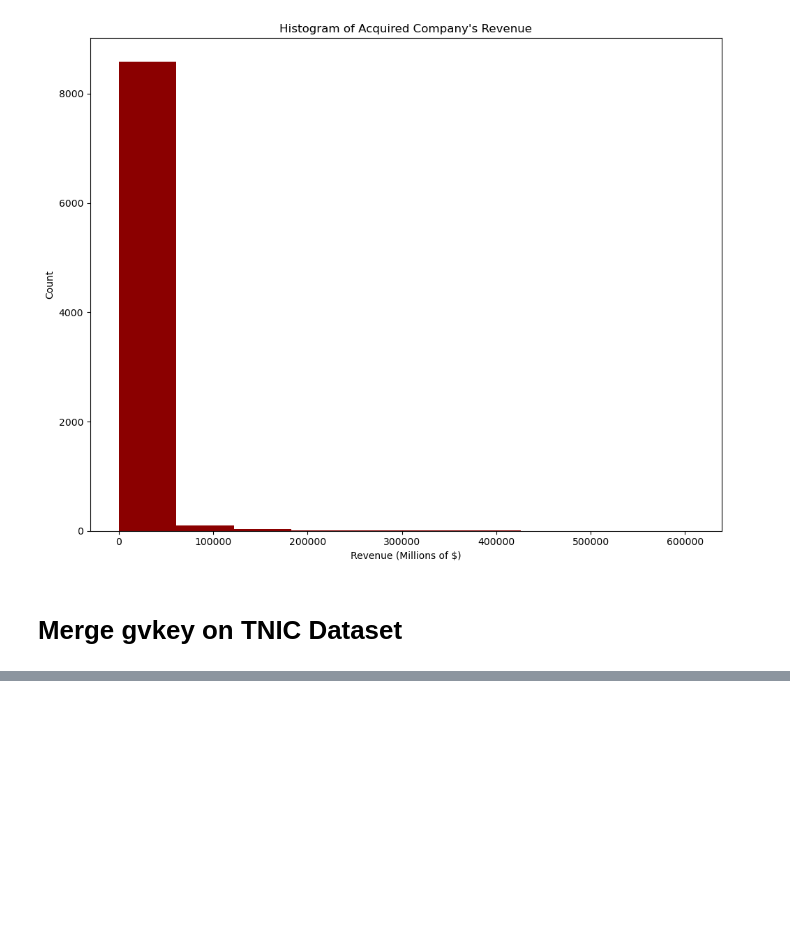
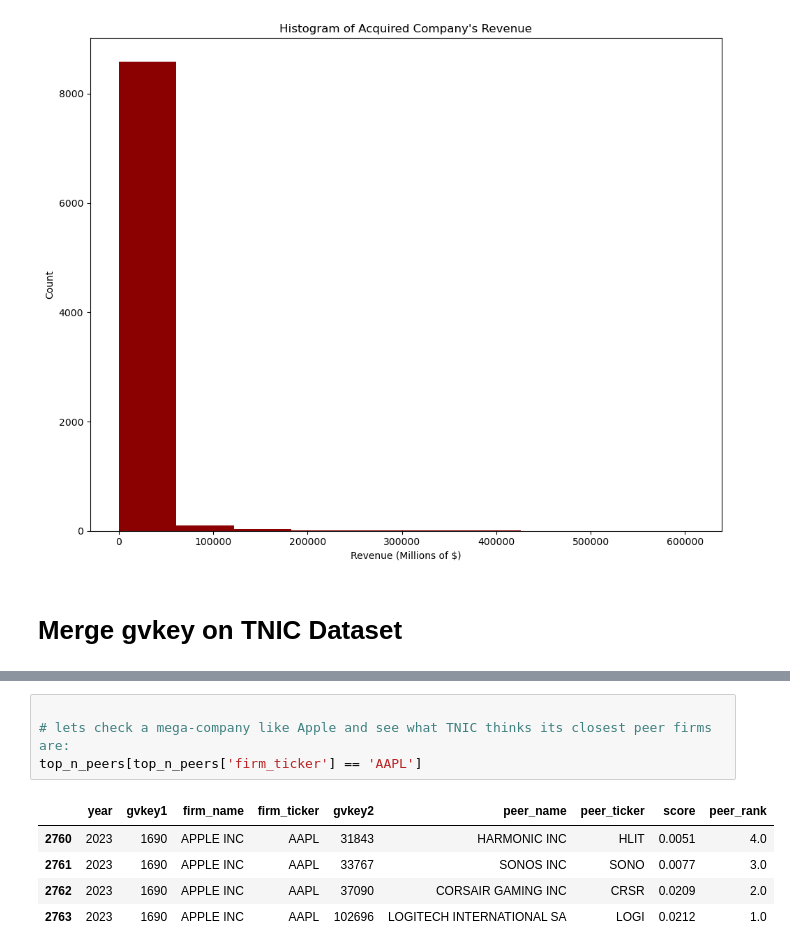
Before and after one commit to Ethan964/Textual_Analysis, a Jupyter notebook: tnic.ipynb, the cells around one changed output, grey strips where cells are left out. Drawn from its saved outputs; the diff is of its cells as text; blank space fills up the shorter version.

```diff
--- a/tnic.ipynb
+++ b/tnic.ipynb
@@ -171,0 +197,10 @@ Number of Acqs occured in 2023: 1047917
+# %%
+
+# lets check a mega-company like Apple and see what TNIC thinks its closest peer firms are:
+top_n_peers[top_n_peers['firm_ticker'] == 'AAPL']
+# %% [output]
+|  | year | gvkey1 | firm_name | firm_ticker | gvkey2 | peer_name | peer_ticker | score | peer_rank |
+| 2760 | 2023 | 1690 | APPLE INC | AAPL | 31843 | HARMONIC INC | HLIT | 0.0051 | 4.0 |
+| 2761 | 2023 | 1690 | APPLE INC | AAPL | 33767 | SONOS INC | SONO | 0.0077 | 3.0 |
+| 2762 | 2023 | 1690 | APPLE INC | AAPL | 37090 | CORSAIR GAMING INC | CRSR | 0.0209 | 2.0 |
+| 2763 | 2023 | 1690 | APPLE INC | AAPL | 102696 | LOGITECH INTERNATIONAL SA | LOGI | 0.0212 | 1.0 |
```
Also changed, not shown: parts of 10 cells of this notebook.
